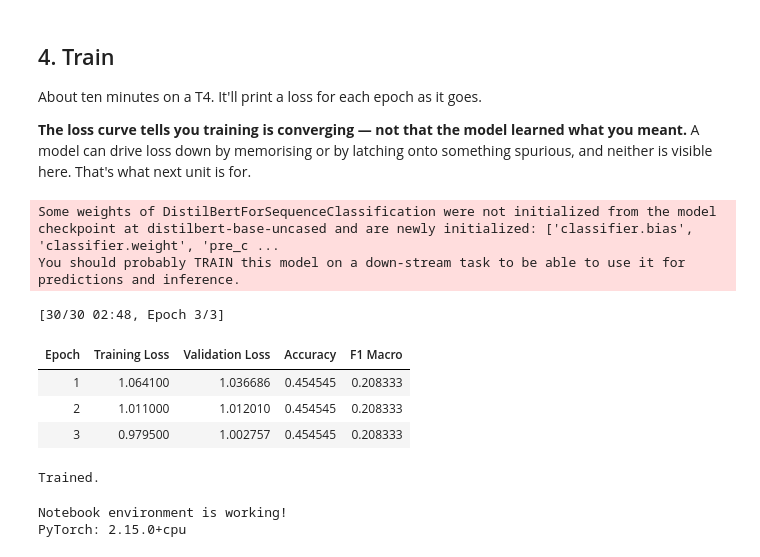
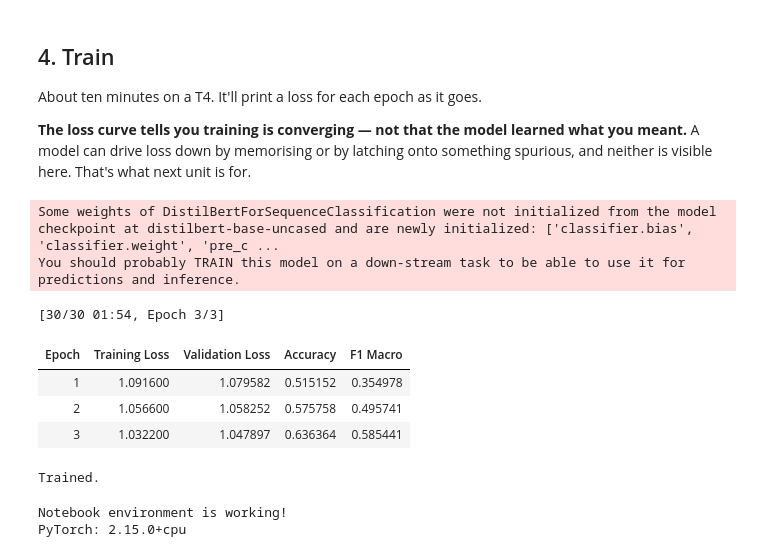
Before and after one commit to boubadial07/ai201-project3-takemeter-starter-v2026, a Jupyter notebook: takemeter.ipynb, the cells around one changed output. Saved outputs shown, nothing was run; the diff lists cells and outputs as text; code cells hidden in the pictures.

```diff
--- a/takemeter.ipynb
+++ b/takemeter.ipynb
@@ -410,6 +410,8 @@ from transformers import (
     AutoTokenizer, AutoModelForSequenceClassification,
     TrainingArguments, Trainer, set_seed,
 )
+import torch
+import torch.nn as nn
 from sklearn.metrics import accuracy_score, f1_score, precision_recall_fscore_support
 
 
@@ -454,38 +456,62 @@ def train_model(train_df, val_df, labels, seed, epochs, learning_rate, batch_siz
         num_train_epochs=epochs,
         learning_rate=learning_rate,
         per_device_train_batch_size=batch_size,
         per_device_eval_batch_size=batch_size,
         eval_strategy="epoch",
         save_strategy="no",
         logging_steps=10,
         seed=seed,
         report_to="none",
         disable_tqdm=quiet,
     )
 
-    trainer = Trainer(
+    class_counts = (
+    train_df["label"]
+    .value_counts()
+    .reindex(LABELS, fill_value=0)
+    )
+
+    if (class_counts == 0).any():
+        raise ValueError("A label is missing from the training split.")
+
+    class_weights = len(train_df) / (len(LABELS) * class_counts)
+    class_weights = torch.tensor(
+        class_weights.to_numpy(),
+        dtype=torch.float32
+    )
+
+    class WeightedTrainer(Trainer):
+        def compute_loss(self, model, inputs, return_outputs=False, num_items_in_batch=None):
+            labels = inputs.pop("labels")
+            outputs = model(**inputs)
+            loss_fn = nn.CrossEntropyLoss(weight=class_weights.to(model.device))
+            loss = loss_fn(outputs.logits, labels)
+            return (loss, outputs) if return_outputs else loss
+
+
+    trainer = WeightedTrainer(
         model=model,
         args=args,
         train_dataset=train_ds,
         eval_dataset=val_ds,
         compute_metrics=compute_metrics,
     )
     trainer.train()
     return trainer, tokenizer
 
 
 trainer, tokenizer = train_model(
     train_df, val_df, LABELS, SEED, EPOCHS, LEARNING_RATE, BATCH_SIZE, BASE_MODEL
 )
 print("\nTrained.")
 # %% [output]
 Some weights of DistilBertForSequenceClassification were not initialized from the model checkpoint at distilbert-base-uncased and are newly initialized: ['classifier.bias', 'classifier.weight', 'pre_c ...
 You should probably TRAIN this model on a down-stream task to be able to use it for predictions and inference.
-[30/30 02:48, Epoch 3/3]
+[30/30 01:54, Epoch 3/3]
 | Epoch | Training Loss | Validation Loss | Accuracy | F1 Macro |
-| 1 | 1.064100 | 1.036686 | 0.454545 | 0.208333 |
-| 2 | 1.011000 | 1.012010 | 0.454545 | 0.208333 |
-| 3 | 0.979500 | 1.002757 | 0.454545 | 0.208333 |
+| 1 | 1.091600 | 1.079582 | 0.515152 | 0.354978 |
+| 2 | 1.056600 | 1.058252 | 0.575758 | 0.495741 |
+| 3 | 1.032200 | 1.047897 | 0.636364 | 0.585441 |
 Trained.
 # %%
 import torch
```
Also changed, not shown: parts of 4 cells of this notebook, 6 other files.
